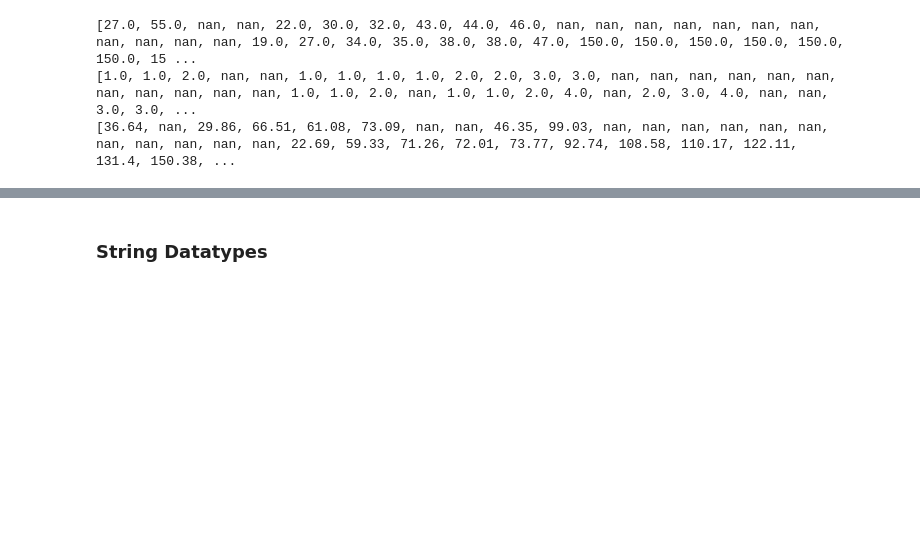
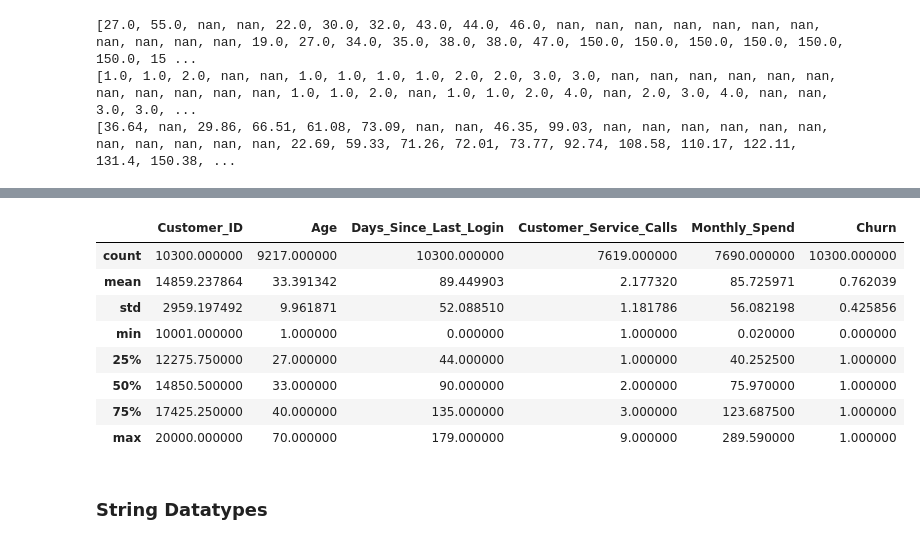
Before and after one commit to JL-Moreno021/E-Commerce-Customer-Churn-Audit, a Jupyter notebook: Data Cleaning.ipynb, the cells around one changed output, grey strips where cells are left out. Cells and saved outputs as stored; diff of their text form; code cells hidden in the pictures; blank space fills up the shorter version.

```diff
--- a/Data Cleaning.ipynb
+++ b/Data Cleaning.ipynb
@@ -107,3 +116,15 @@ max_spend
+# %%
+df.describe()
+# %% [output]
+|  | Customer_ID | Age | Days_Since_Last_Login | Customer_Service_Calls | Monthly_Spend | Churn |
+| count | 10300.000000 | 9217.000000 | 10300.000000 | 7619.000000 | 7690.000000 | 10300.000000 |
+| mean | 14859.237864 | 33.391342 | 89.449903 | 2.177320 | 85.725971 | 0.762039 |
+| std | 2959.197492 | 9.961871 | 52.088510 | 1.181786 | 56.082198 | 0.425856 |
+| min | 10001.000000 | 1.000000 | 0.000000 | 1.000000 | 0.020000 | 0.000000 |
+| 25% | 12275.750000 | 27.000000 | 44.000000 | 1.000000 | 40.252500 | 1.000000 |
+| 50% | 14850.500000 | 33.000000 | 90.000000 | 2.000000 | 75.970000 | 1.000000 |
+| 75% | 17425.250000 | 40.000000 | 135.000000 | 3.000000 | 123.687500 | 1.000000 |
+| max | 20000.000000 | 70.000000 | 179.000000 | 9.000000 | 289.590000 | 1.000000 |
 # %% [markdown]
 ### String Datatypes
 # %% [markdown]
```
Also changed, not shown: parts of 7 cells of this notebook, 1 other file.
